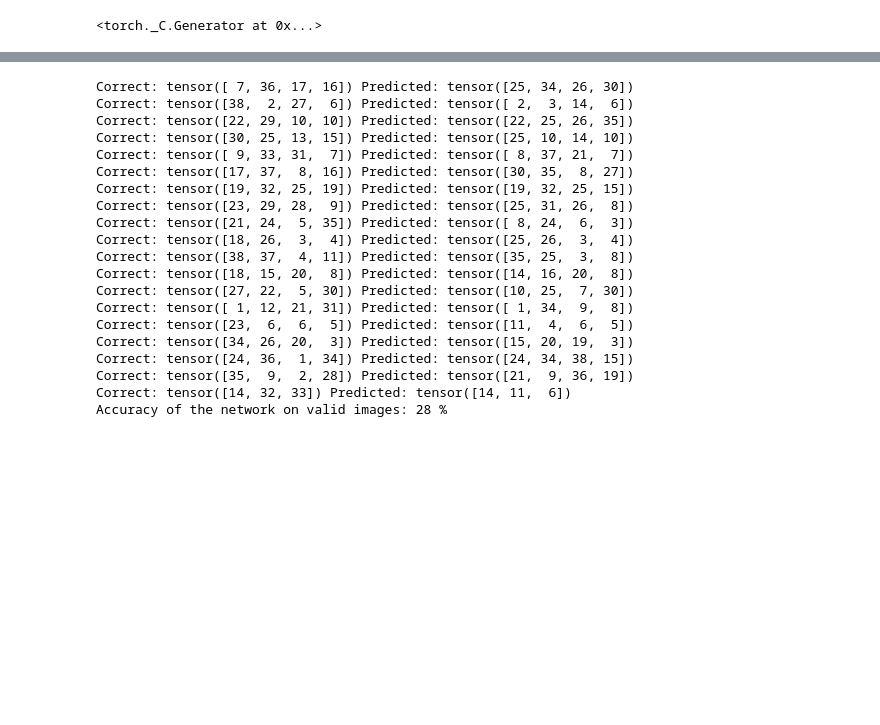
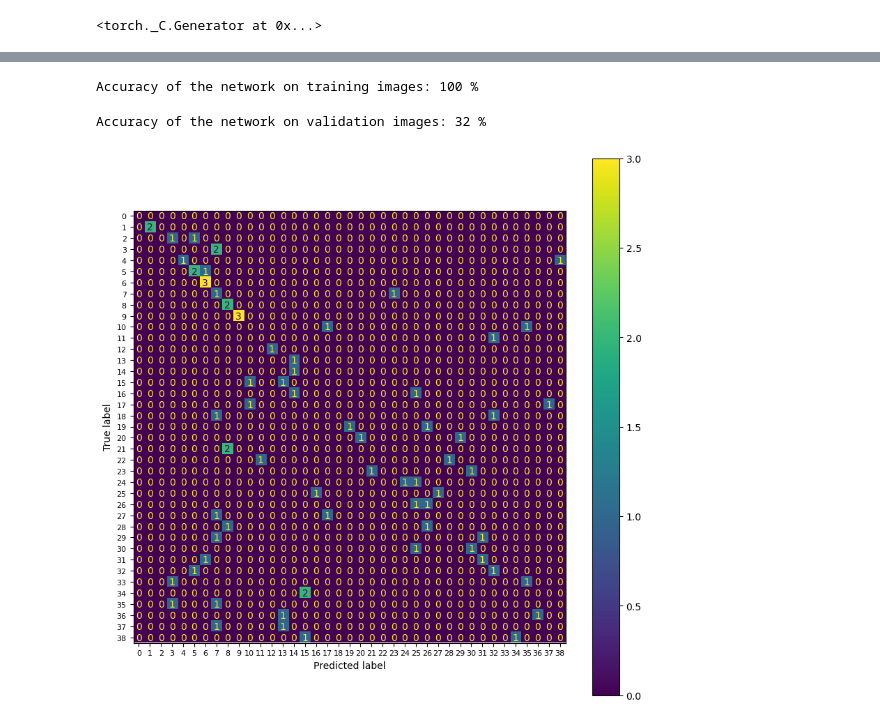
Before and after one commit to NeerajSavd/Lego_Minifigures, a Jupyter notebook: lego-minifigures.ipynb, the cells around one changed output, grey strips where cells are left out. Saved outputs shown, nothing was run; the diff lists cells and outputs as text; code cells hidden in the pictures; blank space fills up the shorter version.

```diff
--- a/lego-minifigures.ipynb
+++ b/lego-minifigures.ipynb
@@ -126,10 +126,12 @@ import torch.nn.functional as F
 class Net(nn.Module):
     def __init__(self):
         super().__init__()
-        self.conv1 = nn.Conv2d(3, 6, 5)
+        self.conv1 = nn.Conv2d(3, 16, 5)
         self.pool = nn.MaxPool2d(2, 2)
-        self.conv2 = nn.Conv2d(6, 16, 5)
-        self.fc1 = nn.Linear(250000, 120)
+        self.conv2 = nn.Conv2d(16, 32, 5)
+        self.pool = nn.MaxPool2d(2, 2)
+        self.conv3 = nn.Conv2d(32, 32, 5)
+        self.fc1 = nn.Linear(500000, 120)
         self.fc2 = nn.Linear(120, 84)
         self.fc3 = nn.Linear(84, 39)
 
@@ -152,7 +154,7 @@ import torch.optim as optim
 criterion = nn.CrossEntropyLoss()
 optimizer = optim.SGD(net.parameters(), lr=0.001, momentum=0.9)
 # %%
-for epoch in range(50):
+for epoch in range(30):
 
     running_loss = 0.0
     for i, data in enumerate(trainloader, 0):
@@ -195,37 +197,43 @@ Finished Training
 # %%
 correct = 0
 total = 0
-# since we're not training, we don't need to calculate the gradients for our outputs
 with torch.no_grad():
-    for data in validloader:
+    for data in trainloader:
         images, labels = data
-        # calculate outputs by running images through the network
         outputs = net(images)
-        # the class with the highest energy is what we choose as prediction
         _, predicted = torch.max(outputs.data, 1)
         total += labels.size(0)
         correct += (predicted == labels).sum().item()
-        print("Correct:",labels,"Predicted:",predicted)
 
-print(f'Accuracy of the network on valid images: {100 * correct // total} %')
+print(f'Accuracy of the network on training images: {100 * correct // total} %')
 # %% [output]
-Correct: tensor([ 7, 36, 17, 16]) Predicted: tensor([25, 34, 26, 30])
-Correct: tensor([38,  2, 27,  6]) Predicted: tensor([ 2,  3, 14,  6])
-Correct: tensor([22, 29, 10, 10]) Predicted: tensor([22, 25, 26, 35])
-Correct: tensor([30, 25, 13, 15]) Predicted: tensor([25, 10, 14, 10])
-Correct: tensor([ 9, 33, 31,  7]) Predicted: tensor([ 8, 37, 21,  7])
-Correct: tensor([17, 37,  8, 16]) Predicted: tensor([30, 35,  8, 27])
-Correct: tensor([19, 32, 25, 19]) Predicted: tensor([19, 32, 25, 15])
-Correct: tensor([23, 29, 28,  9]) Predicted: tensor([25, 31, 26,  8])
-Correct: tensor([21, 24,  5, 35]) Predicted: tensor([ 8, 24,  6,  3])
-Correct: tensor([18, 26,  3,  4]) Predicted: tensor([25, 26,  3,  4])
-Correct: tensor([38, 37,  4, 11]) Predicted: tensor([35, 25,  3,  8])
-Correct: tensor([18, 15, 20,  8]) Predicted: tensor([14, 16, 20,  8])
-Correct: tensor([27, 22,  5, 30]) Predicted: tensor([10, 25,  7, 30])
-Correct: tensor([ 1, 12, 21, 31]) Predicted: tensor([ 1, 34,  9,  8])
-Correct: tensor([23,  6,  6,  5]) Predicted: tensor([11,  4,  6,  5])
-Correct: tensor([34, 26, 20,  3]) Predicted: tensor([15, 20, 19,  3])
-Correct: tensor([24, 36,  1, 34]) Predicted: tensor([24, 34, 38, 15])
-Correct: tensor([35,  9,  2, 28]) Predicted: tensor([21,  9, 36, 19])
-Correct: tensor([14, 32, 33]) Predicted: tensor([14, 11,  6])
-Accuracy of the network on valid images: 28 %
+Accuracy of the network on training images: 100 %
+# %%
+correct = 0
+total = 0
+labels_all = np.array([])
+pred_all = np.array([])
+with torch.no_grad():
+    for data in validloader:
+        images, labels = data
+        outputs = net(images)
+        _, predicted = torch.max(outputs.data, 1)
+        total += labels.size(0)
+        correct += (predicted == labels).sum().item()
+#         print("Correct:",labels,"Predicted:",predicted)
+        labels_all = np.append(labels_all, labels)
+        pred_all = np.append(pred_all, predicted)
+
+print(f'Accuracy of the network on validation images: {100 * correct // total} %')
+# %% [output]
+Accuracy of the network on validation images: 32 %
+# %%
+from sklearn.metrics import ConfusionMatrixDisplay
+
+fig, ax = plt.subplots(figsize=(10,10))
+cfm = ConfusionMatrixDisplay.from_predictions(labels_all, pred_all, ax=ax, labels=range(39))
+plt.xticks(fontsize=8)
+plt.yticks(fontsize=8)
+plt.show()
+# %% [output]
+[figure, added]
```
Also changed, not shown: parts of 1 cell of this notebook.
